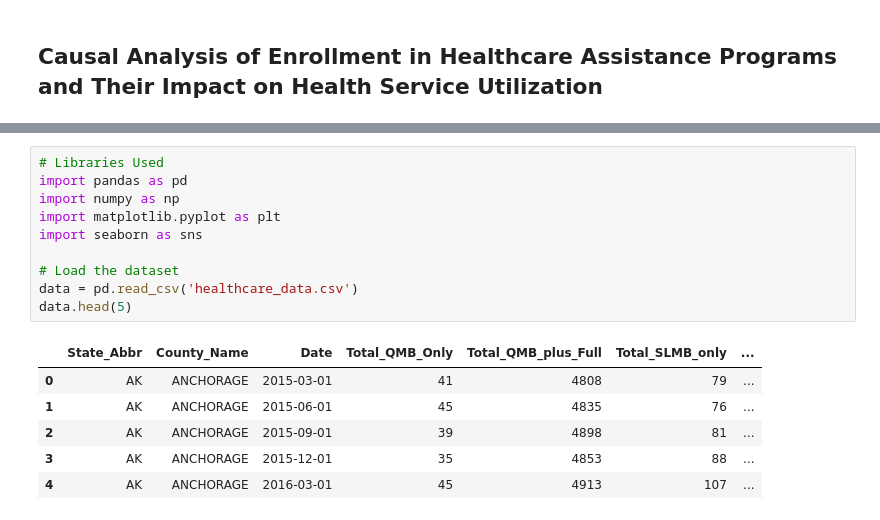
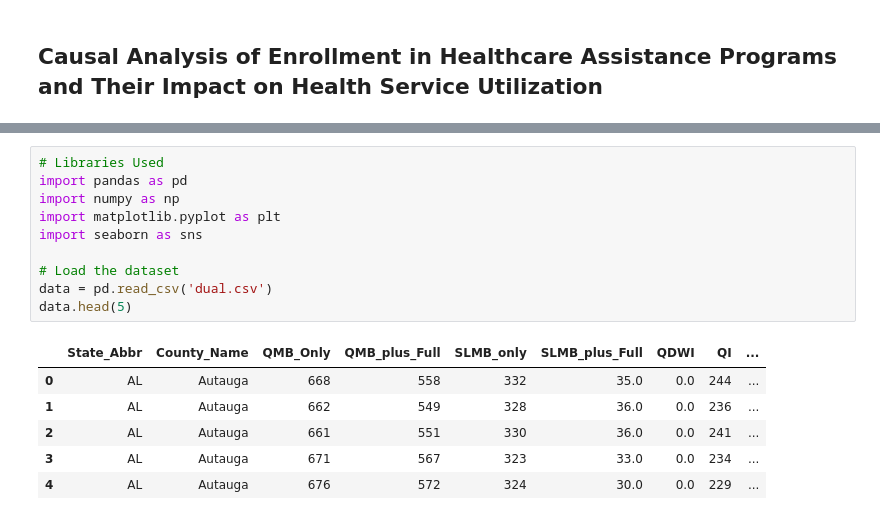
Before and after one commit to dsrichard97/Medicare, a Jupyter notebook: Healthcare_EDA.ipynb, the cells around one changed output, grey strips where cells are left out. Drawn from its saved outputs; the diff is of its cells as text.

```diff
--- a/Healthcare_EDA.ipynb
+++ b/Healthcare_EDA.ipynb
@@ -43,17 +35,17 @@ Where \( $\overline{Y}_{treated}$ \) is the average outcome for the treated grou
 # %%
 # Libraries Used
 import pandas as pd
 import numpy as np
 import matplotlib.pyplot as plt
 import seaborn as sns
 
 # Load the dataset
-data = pd.read_csv('healthcare_data.csv')
+data = pd.read_csv('dual.csv')
 data.head(5)
 # %% [output]
-|  | State_Abbr | County_Name | Date | Total_QMB_Only | Total_QMB_plus_Full | Total_SLMB_only | ... |
-| 0 | AK | ANCHORAGE | 2015-03-01 | 41 | 4808 | 79 | ... |
-| 1 | AK | ANCHORAGE | 2015-06-01 | 45 | 4835 | 76 | ... |
-| 2 | AK | ANCHORAGE | 2015-09-01 | 39 | 4898 | 81 | ... |
-| 3 | AK | ANCHORAGE | 2015-12-01 | 35 | 4853 | 88 | ... |
-| 4 | AK | ANCHORAGE | 2016-03-01 | 45 | 4913 | 107 | ... |
+|  | State_Abbr | County_Name | QMB_Only | QMB_plus_Full | SLMB_only | SLMB_plus_Full | QDWI | QI | ... |
+| 0 | AL | Autauga | 668 | 558 | 332 | 35.0 | 0.0 | 244 | ... |
+| 1 | AL | Autauga | 662 | 549 | 328 | 36.0 | 0.0 | 236 | ... |
+| 2 | AL | Autauga | 661 | 551 | 330 | 36.0 | 0.0 | 241 | ... |
+| 3 | AL | Autauga | 671 | 567 | 323 | 33.0 | 0.0 | 234 | ... |
+| 4 | AL | Autauga | 676 | 572 | 324 | 30.0 | 0.0 | 229 | ... |
```
Also changed, not shown: parts of 28 cells of this notebook.
